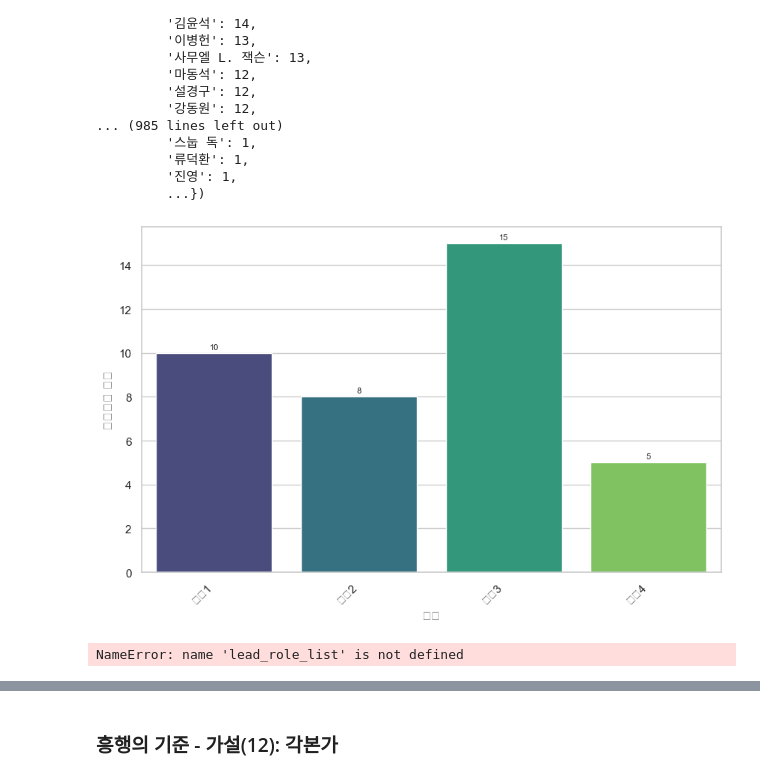
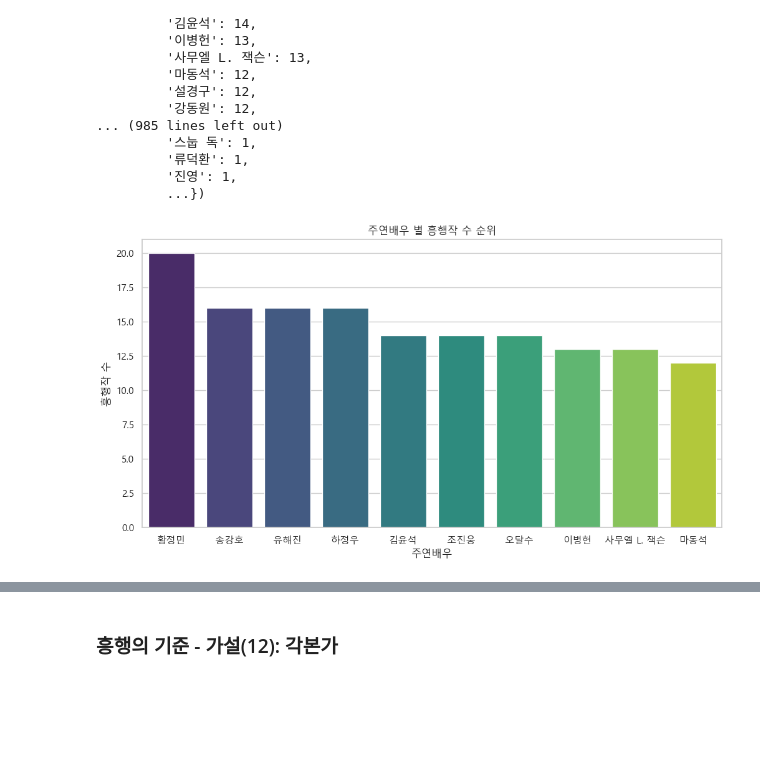
Before and after one commit to ryeonbeenkang/multicampus_semi_project, a Jupyter notebook: semi_project_RBK.ipynb, the cells around one changed output, grey strips where cells are left out. Drawn from its saved outputs; the diff is of its cells as text; code cells hidden in the pictures; blank space fills up the shorter version.

```diff
--- a/semi_project_RBK.ipynb
+++ b/semi_project_RBK.ipynb
@@ -942,38 +943,25 @@ Counter({'황정민': 20,
          '진영': 1,
          ...})
 # %%
-import seaborn as sns
-import pandas as pd
-from collections import Counter
+#ChaptGPT활용
 
-# 가상의 데이터 (영화 배우명을 key, 출연작품 개수를 value로 하는 Counter)
-actor_film_counter = Counter({
-    '배우1': 10,
-    '배우2': 8,
-    '배우3': 15,
-    '배우4': 5,
-    # 추가 배우 및 출연작품 개수
-})
 
-# Counter를 이용하여 데이터프레임 생성
-df = pd.DataFrame(list(actor_film_counter.items()), columns=['배우', '출연작품 개수'])
+# Convert Counter object to DataFrame
+data = {'actor': list(c.keys()), 'count': list(c.values())}
+df = pd.DataFrame(data)
 
-# seaborn을 사용하여 barplot 생성
-sns.set(style="whitegrid")
-plt.figure(figsize=(10, 6))
-barplot = sns.barplot(x='배우', y='출연작품 개수', data=df, palette="viridis")
-barplot.set_xticklabels(barplot.get_xticklabels(), rotation=45, horizontalalignment='right')  # x축 레이블 회전
+# Sort DataFrame by 'count' column in descending order
+df = df.sort_values(by='count', ascending=False)
 
-# 그래프에 출연작품 개수 표시
-for index, value in enumerate(df['출연작품 개수']):
-    barplot.text(index, value + 0.1, str(value), ha='center', va='bottom', fontsize=8)
+# Take the top 10 rows
+df_top10 = df.head(10)
 
+# Create a bar plot using seaborn
+plt.figure(figsize=(12, 6))
+sns.barplot(x='actor', y='count', data=df_top10, palette='viridis')
+plt.title('주연배우 별 흥행작 수 순위')
+plt.xlabel('주연배우')
+plt.ylabel('흥행작 수')
 plt.show()
 # %% [output]
-[figure, old version]
+[figure, new version]
-# %%
-from collections import Counter
-
-c = Counter(lead_role_list)
-# %% [output]
-NameError: name 'lead_role_list' is not defined
```
Also changed, not shown: parts of 13 cells of this notebook.
